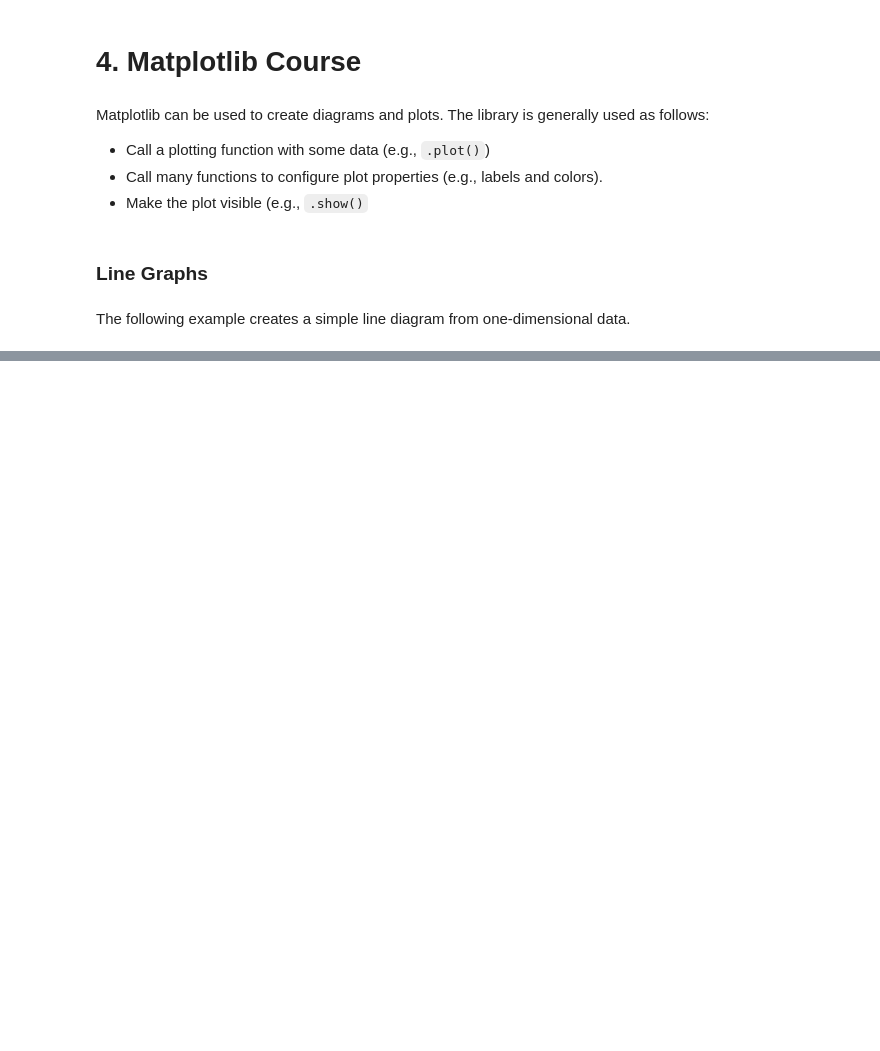
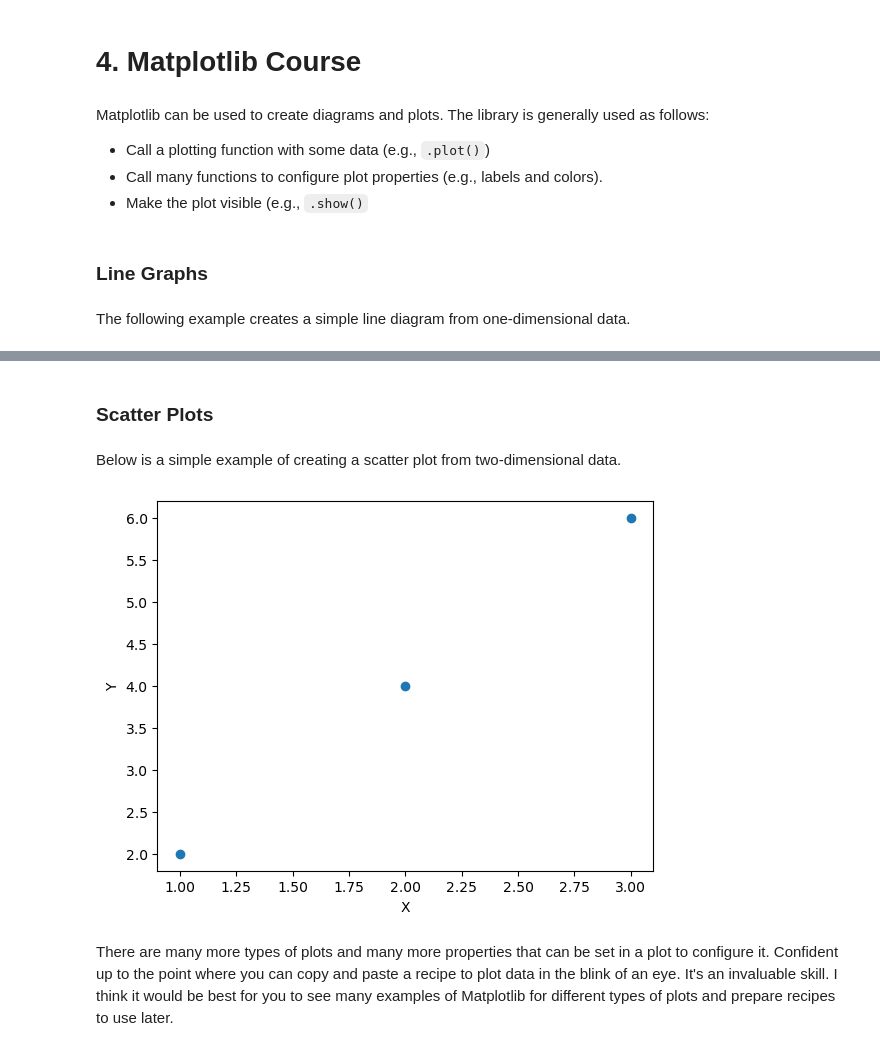
Before and after one commit to JonatanBadillo/Data-Science-with-Python, a Jupyter notebook: 1.3. Quick Python Course.ipynb, the cells around one changed output, grey strips where cells are left out. Cells and saved outputs as stored; diff of their text form; code cells hidden in the pictures; blank space fills up the shorter version.

```diff
--- a/1.3. Quick Python Course.ipynb
+++ b/1.3. Quick Python Course.ipynb
@@ -296,0 +303,20 @@ plt.show()
+# %% [markdown]
+### Scatter Plots
+# %% [markdown]
+Below is a simple example of creating a scatter plot from two-dimensional data.
+# %%
+# Create two vectors and represent the points as a scatter plot
+import matplotlib.pyplot as plt
+import numpy as np
+
+x = np.array([1,2,3])
+y = np.array([2,4,6])
+
+plt.xlabel("X")
+plt.ylabel("Y")
+plt.scatter(x,y)
+plt.show()
+# %% [output]
+[figure, added]
+# %% [markdown]
+There are many more types of plots and many more properties that can be set in a plot to configure it. Confident up to the point where you can copy and paste a recipe to plot data in the blink of an eye. It's an invaluable skill. I think it would be best for you to see many examples of Matplotlib for different types of plots and prepare recipes to use later.
```
Also changed, not shown: parts of 3 cells of this notebook.
